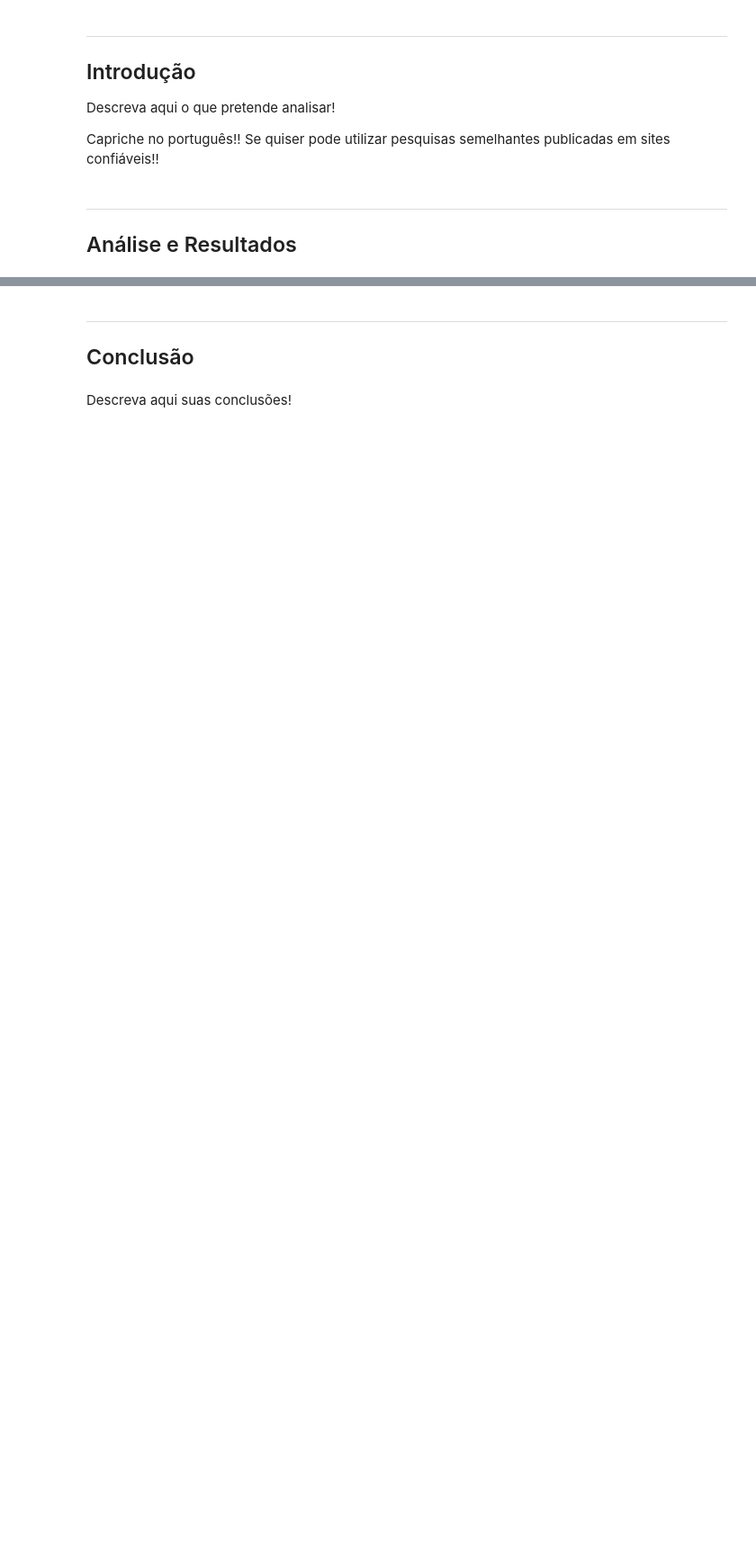
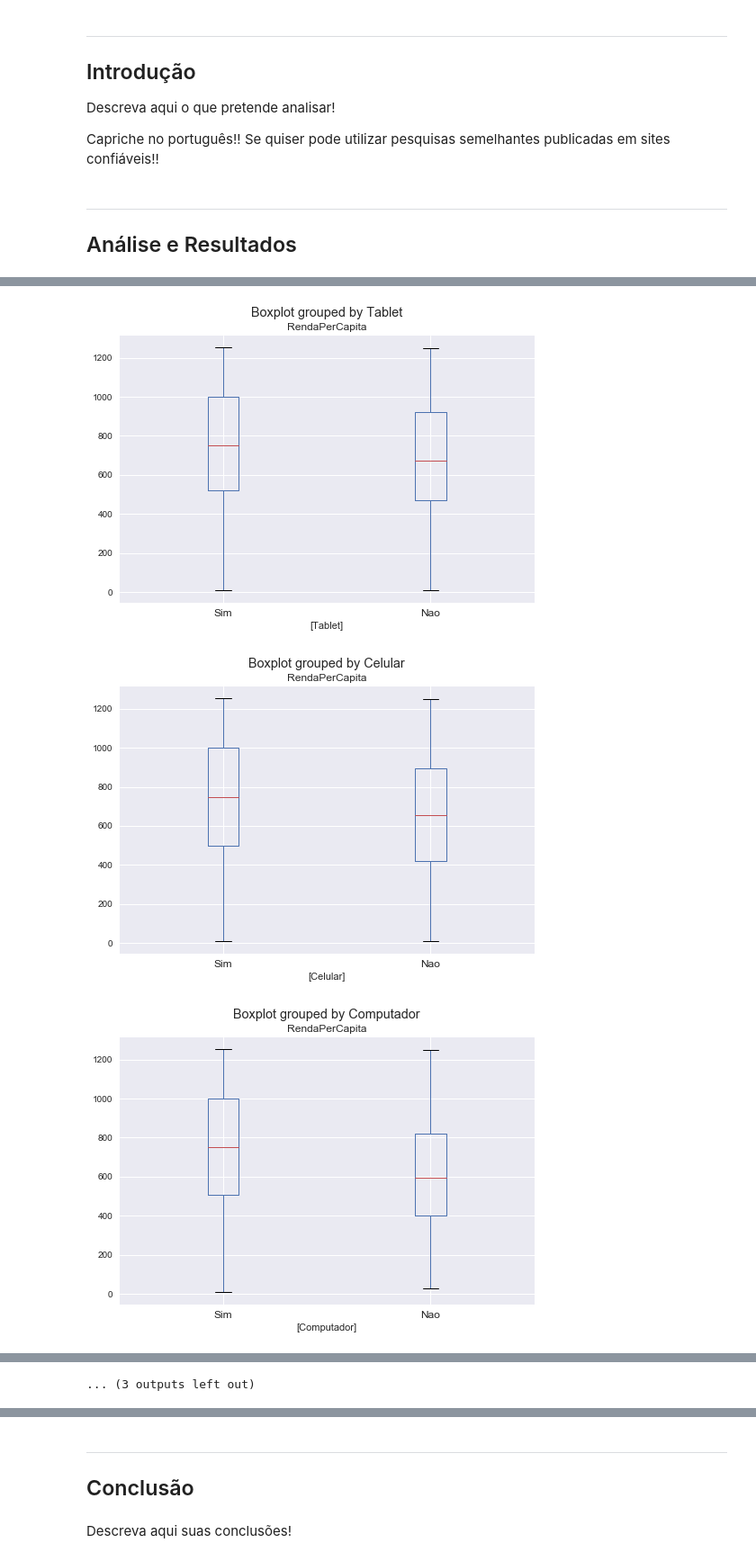
Before and after one commit to CarlosCherto/CDD_P1, a Jupyter notebook: Projeto1 Layout.ipynb, the cells around one changed output, grey strips where cells are left out. Shown at 90% size. Drawn from its saved outputs; the diff is of its cells as text; code cells hidden in the pictures; blank space fills up the shorter version.

```diff
--- a/Projeto1 Layout.ipynb
+++ b/Projeto1 Layout.ipynb
@@ -91,0 +32,6 @@ df_filtro_grosso.to_csv('filtro_grosso.csv')
+# %%
+## FUNCOES
+def setcat(var, categories_list):
+    var = var.astype("category")
+    var.cat.categories = categories_list
+    return var
@@ -91,0 +71,45 @@ df_filtro_grosso.to_csv('filtro_grosso.csv')
+# %%
+import seaborn
+
+df_filtro_grosso.RendaPerCapita.sum()
+
+# dict_renda = {"ClasseE":df_filtro_grosso.RendaPerCapita[(df_filtro_grosso["RendaPerCapita"] <= 1254)].value_counts(),
+#             "ClasseD":df_filtro_grosso.RendaPerCapita[(df_filtro_grosso["RendaPerCapita"] > 1254)&(df_filtro_grosso["RendaPerCapita"] <= 2004)].value_counts(),
+#             "ClasseC":df_filtro_grosso.RendaPerCapita[(df_filtro_grosso["RendaPerCapita"] > 2004)&(df_filtro_grosso["RendaPerCapita"] <= 8640)].value_counts(),
+#             "ClasseB":df_filtro_grosso.RendaPerCapita[(df_filtro_grosso["RendaPerCapita"] > 8640)&(df_filtro_grosso["RendaPerCapita"] <= 11261)].value_counts(),
+#             "ClasseA":df_filtro_grosso.RendaPerCapita[(df_filtro_grosso["RendaPerCapita"] > 11261)].value_counts()}
+
+vald = {"E":[0,1254],"D":[1254,2004],"C":[2004,8640],"B":[8640,11261],"A":[11261,40000]}
+
+for letra in ["E","D","C","B","A"]:
+    exec("df_renda_classe_"+letra+" = df_filtro_grosso[(df_filtro_grosso['RendaPerCapita'] > "+str(vald[letra][0])+")&(df_filtro_grosso['RendaPerCapita'] <= "+str(vald[letra][1])+""")]\ndf_renda_classe_"""+letra+""".boxplot(by = 'Tablet')\ndf_renda_classe_"""+letra+""".boxplot(by = 'Celular')\ndf_renda_classe_"""+letra+".boxplot(by = 'Computador')")
+
+
+
+# df_renda_classe_E = df_filtro_grosso[df_filtro_grosso["RendaPerCapita"] <= 1254]
+# df_renda_classe_E.boxplot(by = 'Tablet')
+# df_renda_classe_E.boxplot(by = 'Celular')
+# df_renda_classe_E.boxplot(by = 'Computador')
+
+# df_renda_classe_D = df_filtro_grosso[(df_filtro_grosso["RendaPerCapita"] > 1254)&(df_filtro_grosso["RendaPerCapita"] <= 2004)]
+# df_renda_classe_D.boxplot(by = 'Tablet')
+# df_renda_classe_D.boxplot(by = 'Celular')
+# df_renda_classe_D.boxplot(by = 'Computador')
+
+# df_renda_classe_C = df_filtro_grosso[(df_filtro_grosso["RendaPerCapita"] > 1254)&(df_filtro_grosso["RendaPerCapita"] <= 2004)]
+# df_renda_classe_C.boxplot(by = 'Tablet')
+# df_renda_classe_C.boxplot(by = 'Celular')
+# df_renda_classe_C.boxplot(by = 'Computador')
+
+# df_renda_classe_E.query('Tablet in ["Sim", "Nao"]').boxplot(by=['Tablet'])
+# df_renda_classe_E.query('''Celular in ["Sim", "Nao"]''').boxplot(by='Celular')
+# df_renda_classe_E.query('''Computador in ["Sim", "Nao"]''').boxplot(by='Computador')
+
+
+# df_renda_classe_E[df_renda_classe_E["Tablet"] == "Nao"].RendaPerCapita.plot(kind = 'box')#, xlim = (0,200000))
+# df_renda_alta = df_filtro_grosso.RendaPerCapita[(df_filtro_grosso["RendaPerCapita"] > 20000) & (df_filtro_grosso["RendaPerCapita"] < 200000)]
+# df_renda_alta.plot(kind = 'box')#, xlim = (0,200000))
+# %% [output]
+[figure, added]
+[figure, added]
+[figure, added]
@@ -91,0 +125 @@ df_filtro_grosso.to_csv('filtro_grosso.csv')
+... (3 outputs left out)
```
Also changed, not shown: parts of 9 cells of this notebook, 1 other file.
